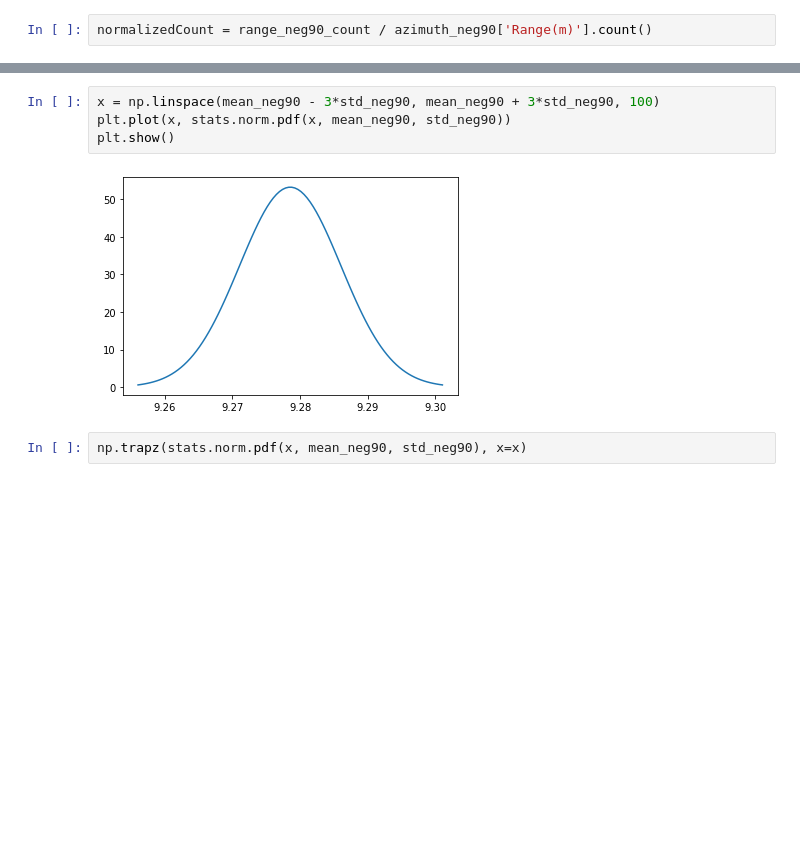
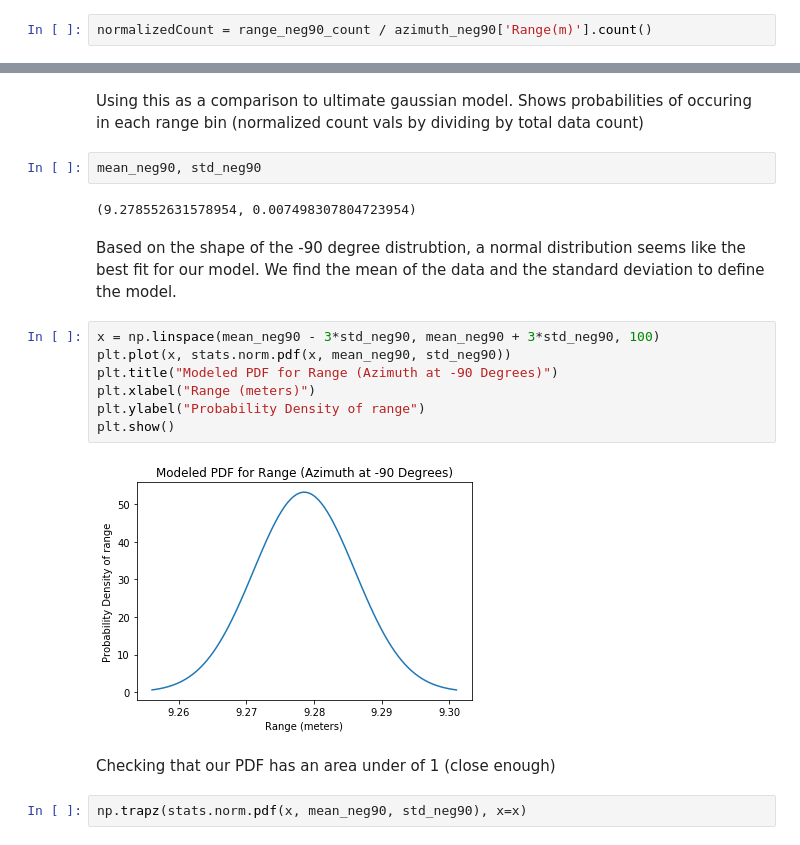
Before and after one commit to clylau/E205_HW1, a Jupyter notebook: hw1.ipynb, the cells around one changed output, grey strips where cells are left out. Drawn from its saved outputs; the diff is of its cells as text; blank space fills up the shorter version.

```diff
--- a/hw1.ipynb
+++ b/hw1.ipynb
@@ -53,9 +82,22 @@ plt.show()
+# %% [markdown]
+Using this as a comparison to ultimate gaussian model. Shows probabilities of occuring in each range bin (normalized count vals by dividing by total data count)
+# %%
+mean_neg90, std_neg90
+# %% [output]
+(9.278552631578954, 0.007498307804723954)
+# %% [markdown]
+Based on the shape of the -90 degree distrubtion, a normal distribution seems like the best fit for our model. We find the mean of the data and the standard deviation to define the model.
 # %%
 x = np.linspace(mean_neg90 - 3*std_neg90, mean_neg90 + 3*std_neg90, 100)
 plt.plot(x, stats.norm.pdf(x, mean_neg90, std_neg90))
+plt.title("Modeled PDF for Range (Azimuth at -90 Degrees)")
+plt.xlabel("Range (meters)")
+plt.ylabel("Probability Density of range")
 plt.show()
 # %% [output]
-[figure, old version]
+[figure, new version]
+# %% [markdown]
+Checking that our PDF has an area under of 1 (close enough)
 # %%
 np.trapz(stats.norm.pdf(x, mean_neg90, std_neg90), x=x)
 # %% [output]
```
Also changed, not shown: parts of 43 cells of this notebook.
